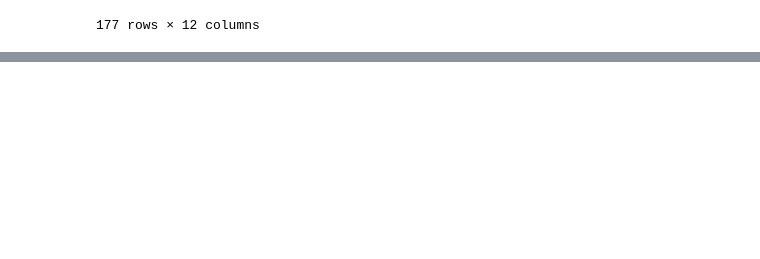
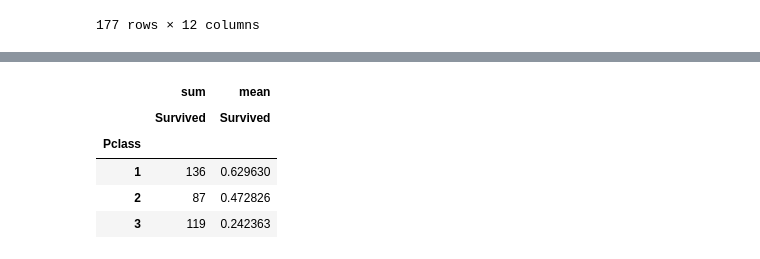
Before and after one commit to MangooH/Tutorial-for-Data-Science, a Jupyter notebook: tutorial_pandas.ipynb, the cells around one changed output, grey strips where cells are left out. Cells and saved outputs as stored; diff of their text form; code cells hidden in the pictures; blank space fills up the shorter version.

```diff
--- a/tutorial_pandas.ipynb
+++ b/tutorial_pandas.ipynb
@@ -594,0 +704,10 @@ Name: Fare, Length: 305, dtype: float64
+# %%
+# 사회 계급을 기준으로 생존률 파악
+pd.pivot_table(titanic, values=["Survived"], index=["Pclass"], aggfunc=["sum", "mean"])
+# %% [output]
+|  | sum | mean |
+|  | Survived | Survived |
+| Pclass |  |  |
+| 1 | 136 | 0.629630 |
+| 2 | 87 | 0.472826 |
+| 3 | 119 | 0.242363 |
```
Also changed, not shown: parts of 19 cells of this notebook, 6 other files.
